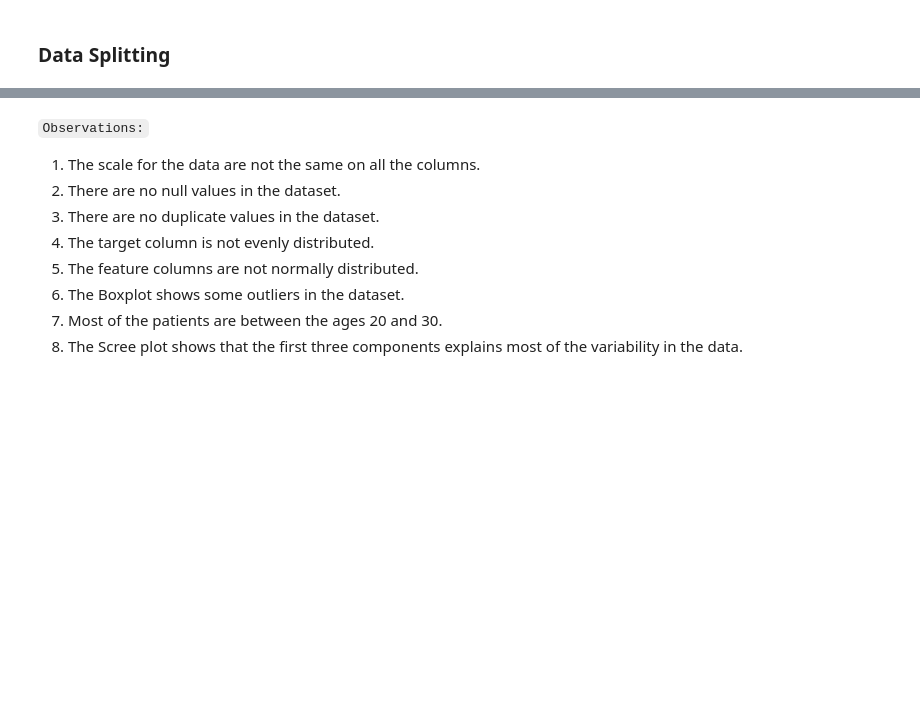
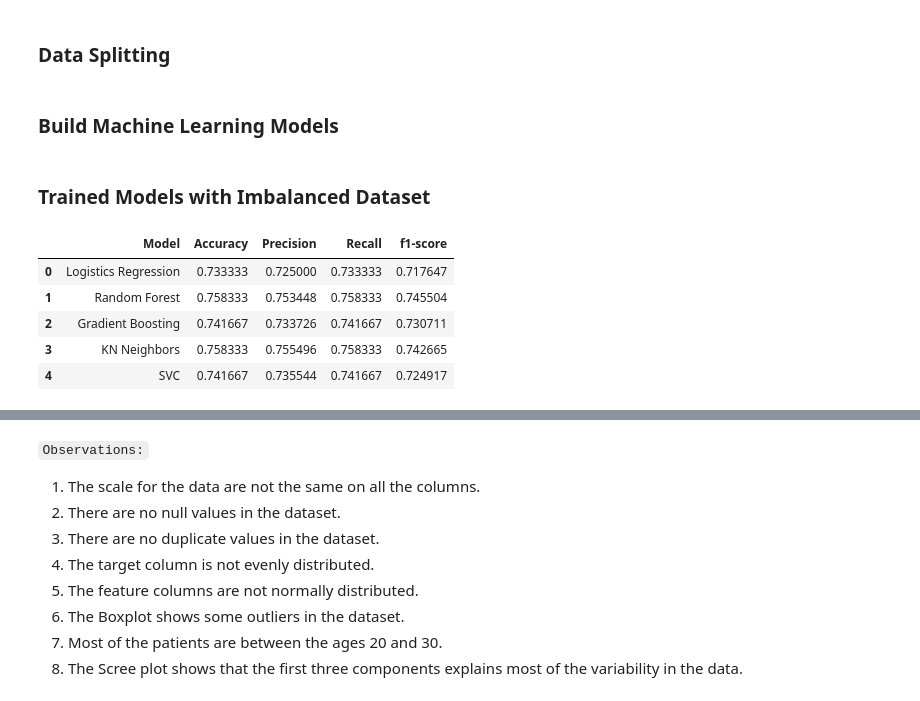
Before and after one commit to pk-aduyaw/Sepsis-Detection-using-ML-API, a Jupyter notebook: dev/sepsis_project.ipynb, the cells around one changed output, grey strips where cells are left out. Saved outputs shown, nothing was run; the diff lists cells and outputs as text; code cells hidden in the pictures; blank space fills up the shorter version.

Commit message:
Build and evaluate models on for both balanced and imbalanced dataset

```diff
--- a/dev/sepsis_project.ipynb
+++ b/dev/sepsis_project.ipynb
@@ -441,4 +451,8 @@ X = train_data.drop(['Sepssis','Age_group'], axis=1)
 y = train_data['Sepssis']
 
 X_train, X_eval, y_train, y_eval = train_test_split(X, y, test_size=.20, random_state=0, stratify=y)
+# %%
+label_enoder = LabelEncoder()
+y_train_encoded = label_enoder.fit_transform(y_train)
+y_eval_encoded = label_enoder.transform(y_eval)
 # %%
@@ -466,3 +474,5 @@ from sklearn.svm import SVC
+# %% [markdown]
+### Build Machine Learning Models
 # %%
 models = [
     ('Logistics Regression', LogisticRegression(random_state=0)),
@@ -477,0 +484,52 @@ preprocessor = Pipeline(
+# %%
+features = X_train.columns
+
+preprocessor = Pipeline([
+    ('column_dropper', columnDropper()),
+    ('imputer', SimpleImputer(missing_values=pd.NA, strategy='median')),
+    ('scaling', StandardScaler())
+])
+
+processor_pipeline = ColumnTransformer([
+    ('preprocessing', preprocessor, features)
+])
+# %% [markdown]
+### Trained Models with Imbalanced Dataset
+# %%
+all_models = {}
+metrics_df = pd.DataFrame(columns=['Model', 'Accuracy', 'Precision', 'Recall', 'f1-score'])
+
+
+# Loop through the model and classifier in the models list
+for model, classifier in models:
+    # Perform preprocessing and fit the respective models
+    model_pipeline = imblearn_pipeline(steps=[
+        ('preprocessor', processor_pipeline),
+        ('classifier', classifier)
+    ])
+
+    all_models[model] = classifier
+
+    model_pipeline.fit(X_train, y_train_encoded)
+    # Predict values of the evaluation dataset
+    y_pred = model_pipeline.predict(X_eval)
+
+    # Print accuracy, precision, recall, and f1-score for all the models
+    metrics_dict = classification_report(y_eval_encoded, y_pred, output_dict=True)
+
+    accuracy = metrics_dict['accuracy']
+    precision = metrics_dict['weighted avg']['precision']
+    recall = metrics_dict['weighted avg']['recall']
+    f1_score = metrics_dict['weighted avg']['f1-score']
+
+    metrics_df.loc[len(metrics_df)] = [model, accuracy, precision, recall, f1_score]
+
+
+metrics_df
+# %% [output]
+|  | Model | Accuracy | Precision | Recall | f1-score |
+| 0 | Logistics Regression | 0.733333 | 0.725000 | 0.733333 | 0.717647 |
+| 1 | Random Forest | 0.758333 | 0.753448 | 0.758333 | 0.745504 |
+| 2 | Gradient Boosting | 0.741667 | 0.733726 | 0.741667 | 0.730711 |
+| 3 | KN Neighbors | 0.758333 | 0.755496 | 0.758333 | 0.742665 |
+| 4 | SVC | 0.741667 | 0.735544 | 0.741667 | 0.724917 |
```
Also changed, not shown: parts of 12 cells of this notebook.
